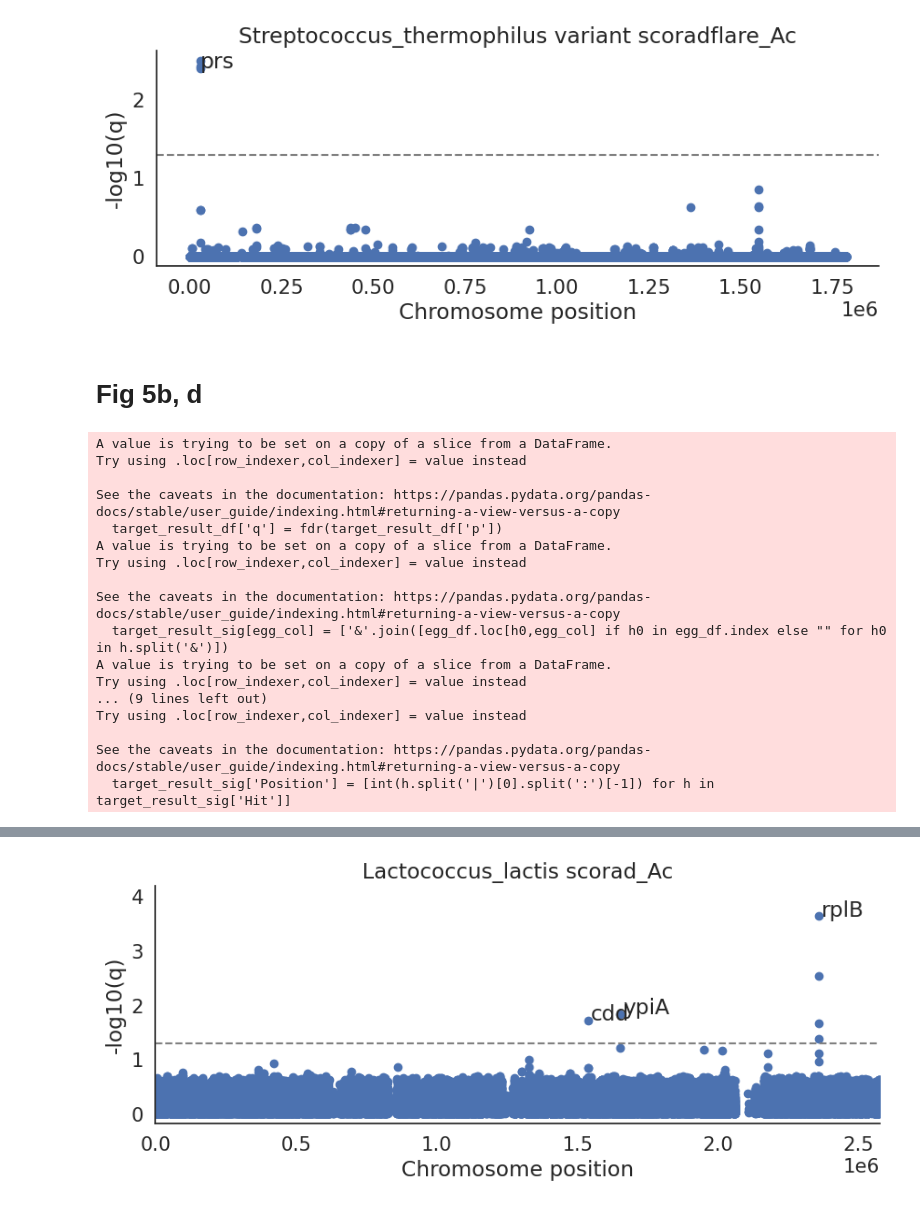
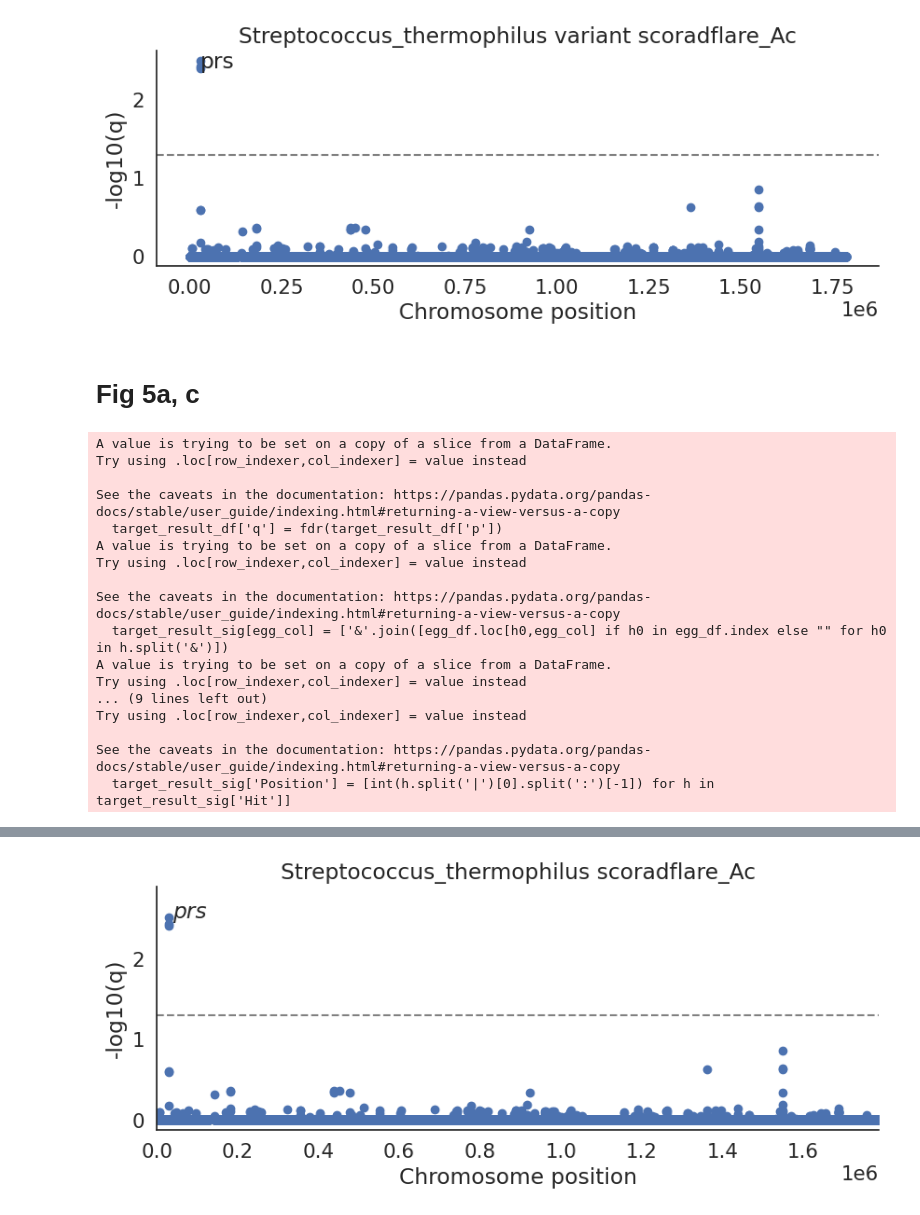
Before and after one commit to zeyang-shen/VITALITY_skin_atopy, a Jupyter notebook: manuscript_figures/Figure5.ipynb, the cells around one changed output, grey strips where cells are left out. Drawn from its saved outputs; the diff is of its cells as text; code cells hidden in the pictures.

```diff
--- a/manuscript_figures/Figure5.ipynb
+++ b/manuscript_figures/Figure5.ipynb
@@ -22,7 +21,7 @@ def fdr(p_vals):
 KEGG_definition_file = '/home/zeyang.shen/lab_data/databases/ko_list'
 KEGG_definition_df = pd.read_csv(KEGG_definition_file, sep='\t', index_col=0)
 # %%
-reference_path = '/home/zeyang.shen/lab_data/personal/Zeyang/Vitality/GWAS/reference/'
+reference_path = '/home/zeyang.shen/lab_data/PI/Vitality/GWAS/reference/'
 reference_files = fnmatch.filter(os.listdir(reference_path), '*.fna')
 reference_dct = {}
 for rf in reference_files:
@@ -48,7 +47,7 @@ reference_dct
  'Capnocytophaga_sputigena': 'GCF_002302495.1_ASM230249v1_genomic.fna',
  'Corynebacterium_kefirresidentii': 'GCF_016599755.1_ASM1659975v1_genomic.fna'}
 # %%
-parent_dir = '/home/zeyang.shen/lab_data/personal/Zeyang/Vitality/GWAS/'
+parent_dir = '/home/zeyang.shen/lab_data/PI/Vitality/GWAS/'
 test_results_folders = sorted(fnmatch.filter(os.listdir(parent_dir), 'test.*lvl2'))
 sig_df = pd.DataFrame()
 sig_kegg_dct = {}
@@ -140,11 +139,11 @@ scoradflare_Ac 3 1
 [figure]
 [figure]
 [figure]
-# %% [markdown]
-# Fig 5b, d
+# %% [markdown]
+# Fig 5a, c
 # %%
-target_species = 'Lactococcus_lactis'
-target_phenotype = 'scorad_Ac'
+target_species = 'Streptococcus_thermophilus'
+target_phenotype = 'scoradflare_Ac'
 egg_file = reference_path+'/'+reference_dct[target_species].replace('.fna','')+'.emapper.annotations'
 egg_df = pd.read_csv(egg_file, sep='\t', skiprows=4, index_col=0)
 egg_df = egg_df.iloc[:-3,]
@@ -171,17 +170,13 @@ ymin, ymax = plt.ylim()
 plt.ylim(ymin, ymax * 1.1)
 target_result_sig['Position'] = [int(h.split('|')[0].split(':')[-1]) for h in target_result_sig['Hit']]
 for row in target_result_sig.sort_values('q').drop_duplicates('Gene').iterrows():
-    plt.text(row[1]['Position']+1e4, -np.log10(row[1]['q']), row[1]['Preferred_name'])
+    plt.text(row[1]['Position']+1e4, -np.log10(row[1]['q']), row[1]['Preferred_name'], fontstyle="italic")
 sns.despine(top=True)
 plt.tight_layout()
-plt.savefig('../figs/AD_MGWAS_manhattan'+target_species+'_'+target_phenotype+'.png', format='png', dpi=300)
+# plt.savefig('/home/zeyang.shen/figs/AD_MGWAS_manhattan'+target_species+'_'+target_phenotype+'.png', format='png', dpi=300)
 
-target_keggs = ['K01810']
-# target_keggs = ['K01803','K00873'] #L. lactis - glycolysis
-# target_keggs = ['K01695','K01696','K01817','K01609','K00766','K13497','K01658','K01657'] #S. mitis - tryptophan
 sig_df.loc[np.all([sig_df['mode']=='variant',
                    sig_df['Phenotype']==target_phenotype,
-                   # [np.any([k0 in target_keggs for k0 in k.replace('ko:','').split(',')]) for k in sig_df['KEGG_ko']],
                    sig_df['species']==target_species], axis=0)].sort_values('q')
 # %% [output]
 A value is trying to be set on a copy of a slice from a DataFrame.
@@ -211 +203 @@ See the caveats in the documentation: https://pandas.pydata.org/pandas-docs/stab
-[figure, old version]
+[figure, new version]
```
Also changed, not shown: parts of 7 cells of this notebook, 15 other files.
